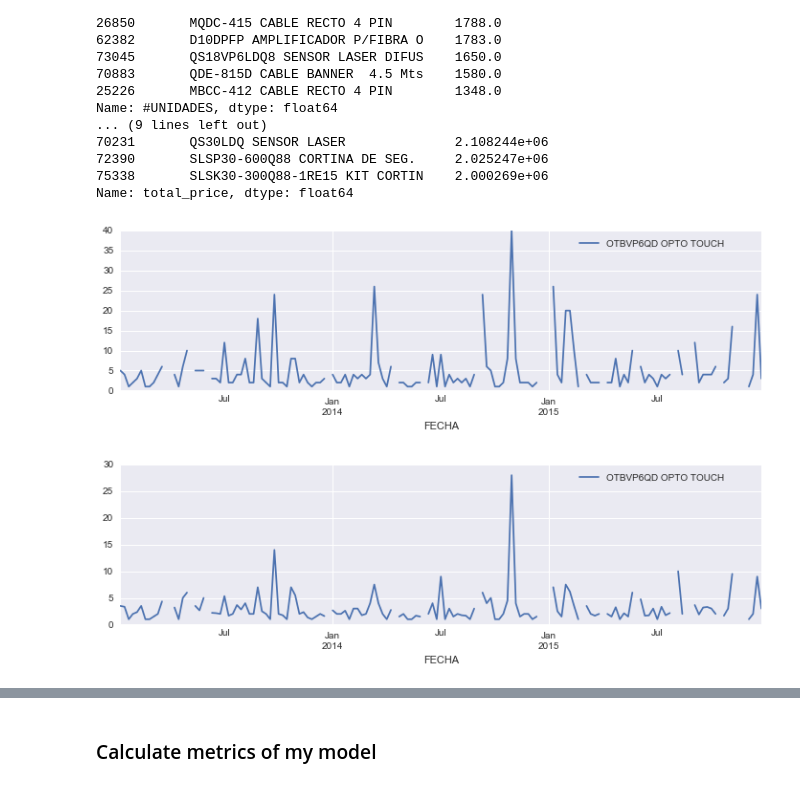
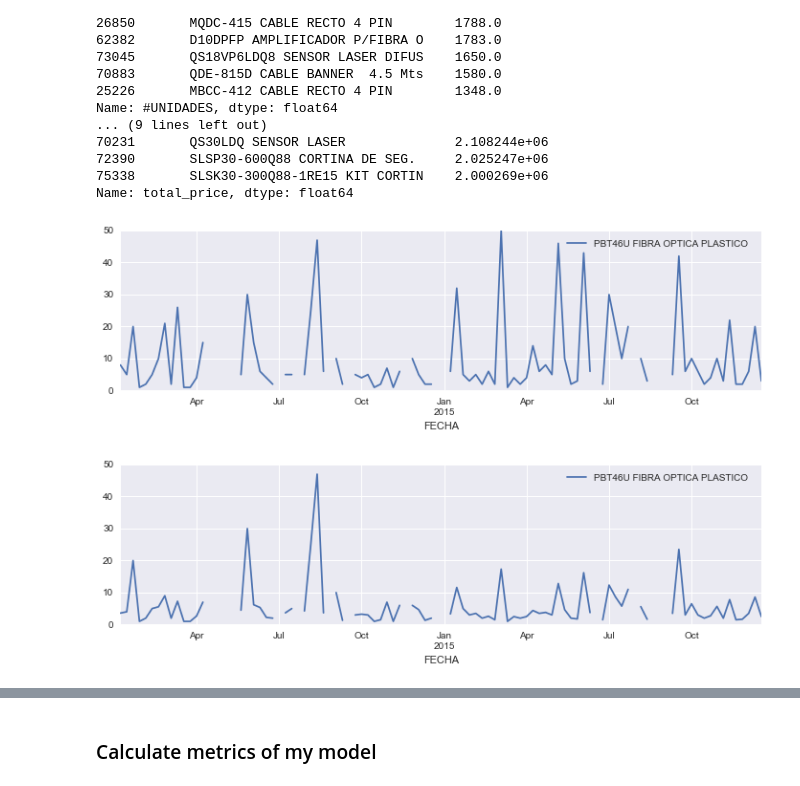
Before and after one commit to Grimi94/inventory-prediction, a Jupyter notebook: Trend Analysis.ipynb, the cells around one changed output, grey strips where cells are left out. Cells and saved outputs as stored; diff of their text form; code cells hidden in the pictures.

```diff
--- a/Trend Analysis.ipynb
+++ b/Trend Analysis.ipynb
@@ -128,25 +128,25 @@ Name: total_price, dtype: float64
 # %%
 from statsmodels.tsa.stattools import adfuller
 ts = df.set_index("FECHA")[["#UNIDADES", "IDPRODUCTO", "total_price"]]
 units_ts = ts[["#UNIDADES", "IDPRODUCTO"]]
 test_ts = None
-for prod_id, product in top_p_q.index[1:2]:
-    d_range_s = "2013"
+for prod_id, product in top_p_q.index[0:1]:
+    d_range_s = "2014"
     d_range_e = "2016"
     resample = "W"
     new_ts = units_ts[units_ts["IDPRODUCTO"] == prod_id]["#UNIDADES"]
     plt.figure()
     new_ts2 = new_ts[d_range_s:d_range_e].resample(resample).max()
     new_ts2.plot(label=product, figsize=(12, 3))
     plt.legend()
     plt.figure()
     new_ts3 = new_ts[d_range_s:d_range_e].resample(resample).mean()
     new_ts3.plot(label=product, figsize=(12, 3))
     test_ts = np.log(new_ts3)
     plt.legend()
 # %% [output]
-[figure, old version]
+[figure, new version]
-[figure, old version]
+[figure, new version]
 # %%
 from statsmodels.tsa.stattools import adfuller
 def test_stationarity(timeseries):
```
Also changed, not shown: parts of 9 cells of this notebook.
